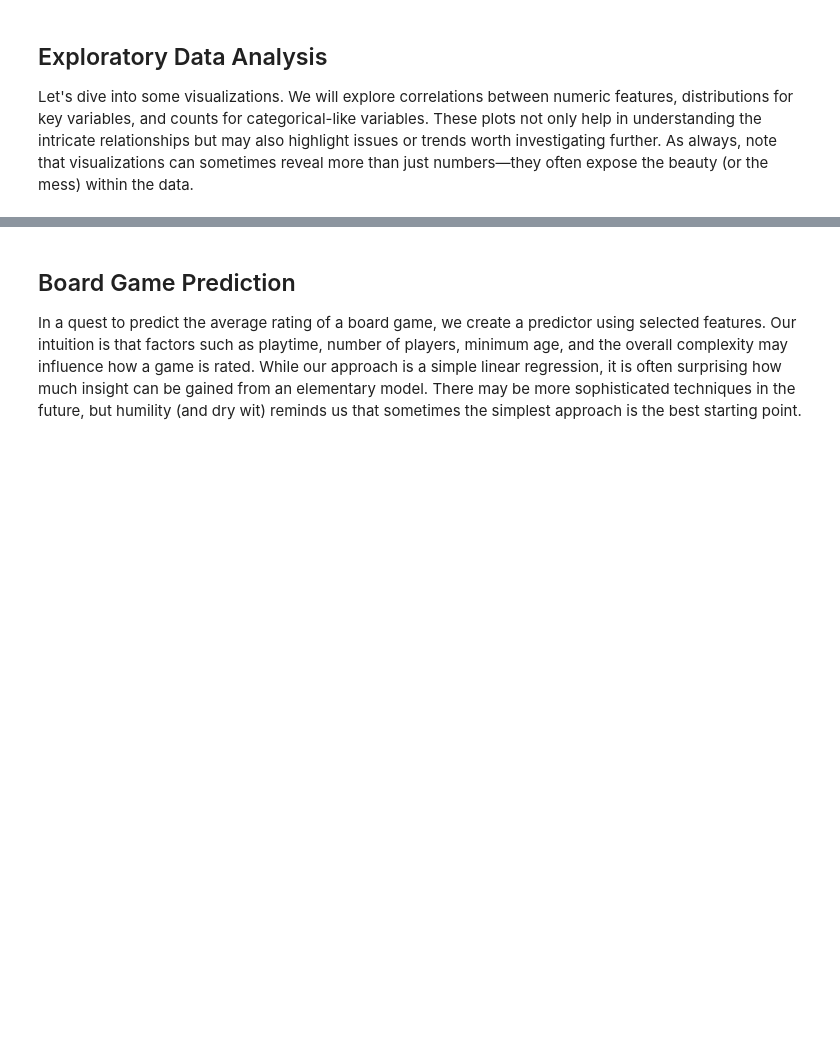
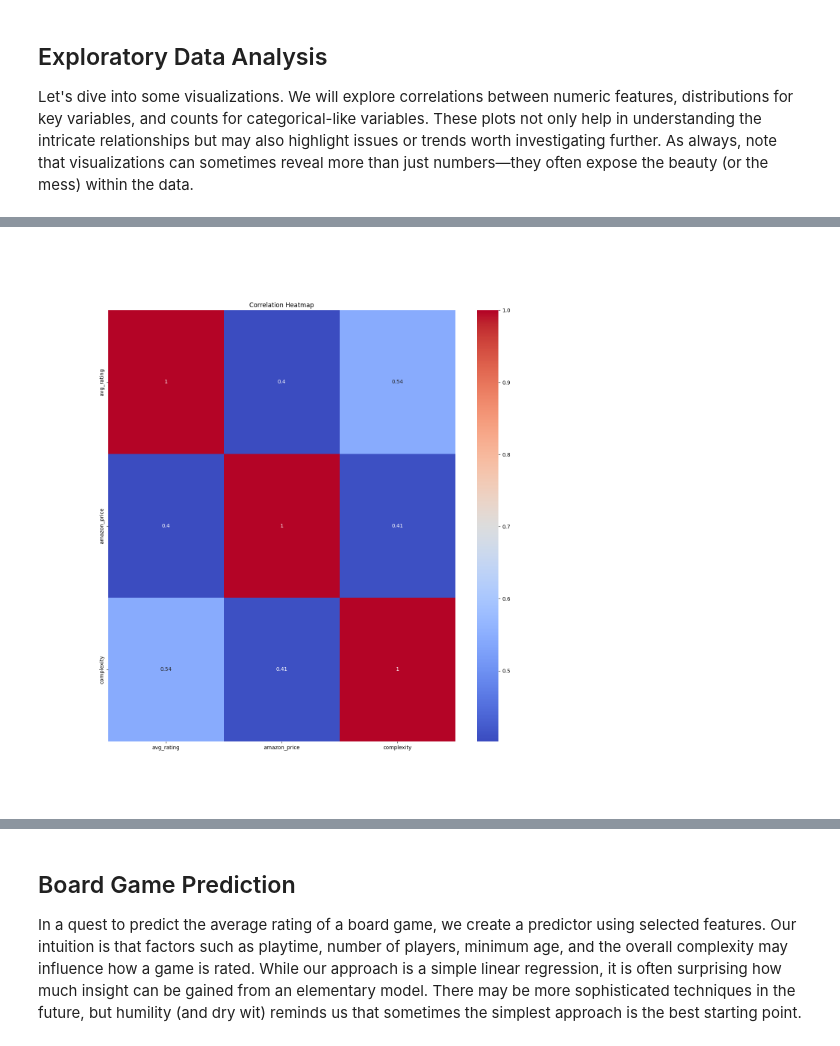
Before and after one commit to Project-2-Data-Visualization-Group-6/Board-Game-Data-Analysis-Visualization, a Jupyter notebook: notebook56039e2eec.ipynb, the cells around one changed output, grey strips where cells are left out. Drawn from its saved outputs; the diff is of its cells as text; code cells hidden in the pictures; blank space fills up the shorter version.

```diff
--- a/notebook56039e2eec.ipynb
+++ b/notebook56039e2eec.ipynb
@@ -108,3 +119,86 @@ Shape after cleaning: (2000, 57)
 ## Exploratory Data Analysis
 
 Let's dive into some visualizations. We will explore correlations between numeric features, distributions for key variables, and counts for categorical-like variables. These plots not only help in understanding the intricate relationships but may also highlight issues or trends worth investigating further. As always, note that visualizations can sometimes reveal more than just numbers—they often expose the beauty (or the mess) within the data.
+# %%
+'''Code we adjusted to change the visualization'''
+
+import ipywidgets as widgets
+from IPython.display import display
+import warnings
+
+#store list of all numeric based dataypes for dropdown menu
+numeric_cols = df.select_dtypes(include=np.number).columns
+
+
+#create multi-select widget to allow user to select multiple columns for heatmap
+multi_select = widgets.SelectMultiple(
+    options = numeric_cols,
+    description = "Select multiple columns to be in Heatmap:",
+    value = ["avg_rating","amazon_price","complexity"]
+
+)
+
+
+#add some error handling here
+
+
+
+
+#setting widget output area(cols user selects)
+widget_output = widgets.Output()
+
+
+#create plt figure for displaying heatmap
+fig = plt.figure(figsize=(15,15))
+
+# Create a subset of df containing cols user selected
+def update_heatmap(change_dict):
+    selected_cols = list(change_dict['new'])
+
+
+
+
+    #clear output already within defined output area
+    with widget_output:
+        widget_output.clear_output(wait =True)
+
+
+    fig.clear() #clear figure of existing plots
+    ax = fig.add_subplot() #create new axes
+
+    #send warning if user selects fewer than two columns
+    if len(selected_cols) < 2:
+        warnings.warn("You must select two or more columns!")
+        return
+
+
+
+
+
+
+    subset_df = df_clean[selected_cols]
+
+
+    corr = subset_df.corr() #create correlation
+    sns.heatmap(corr, annot=True, cmap="coolwarm", ax=ax) #create heatmap
+
+    #plot heatmap
+    plt.title("Correlation Heatmap")
+    plt.show()
+
+
+
+
+
+#linking multiselect widget changes to heatmap function
+multi_select.observe(update_heatmap,names='value')
+
+
+user_cols = list(multi_select.value)
+
+display(widgets.VBox([multi_select,widget_output])) #display vertical layout of multi_select widget and its ouput
+
+
+#initial display of wdiget
+update_heatmap({'new':multi_select.value})
+# %% [output]
@@ -110,0 +206 @@ Let's dive into some visualizations. We will explore correlations between numeri
+[figure, added]
```
Also changed, not shown: parts of 7 cells of this notebook, 2 other files.
